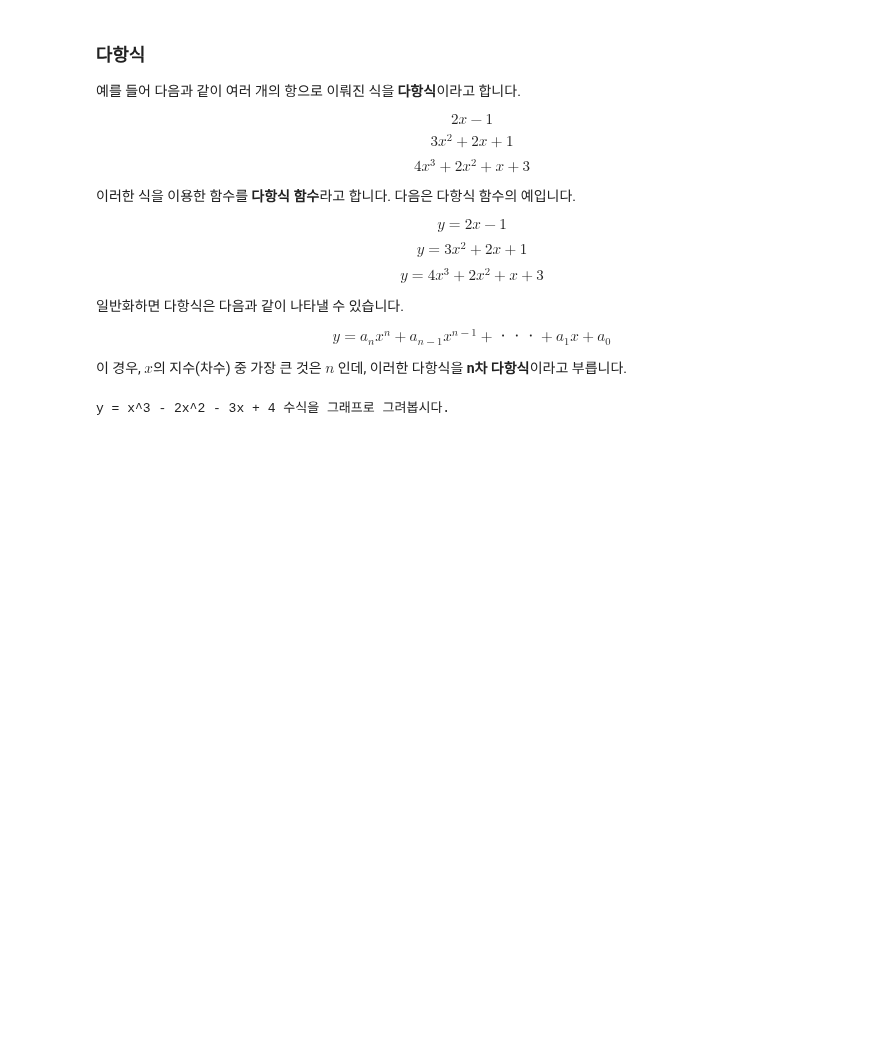
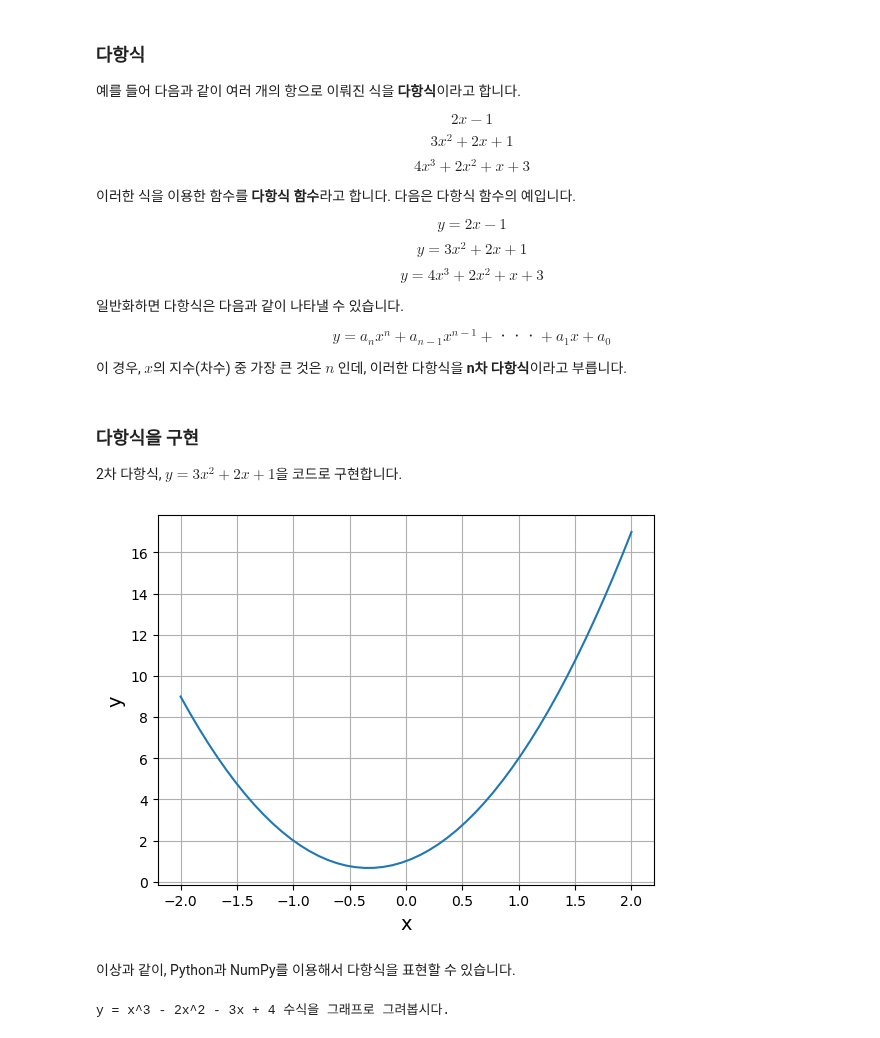
Before and after one commit to gsmin02/AI-Python-STUDY, a Jupyter notebook: Chapter/Chapter 3.ipynb, the cells around one changed output. Cells and saved outputs as stored; diff of their text form; code cells hidden in the pictures; blank space fills up the shorter version.

```diff
--- a/Chapter/Chapter 3.ipynb
+++ b/Chapter/Chapter 3.ipynb
@@ -178,6 +178,32 @@ $$ y = 4x^3 + 2x^2 + x + 3$$
 $$y = a_nx^n + a_{n-1}x^{n-1}+ㆍㆍㆍ+a_1x + a_0$$
 
 이 경우, $x$의 지수(차수) 중 가장 큰 것은 $n$ 인데, 이러한 다항식을 **n차 다항식**이라고 부릅니다.
+# %% [markdown]
+### 다항식을 구현
+
+2차 다항식, $y = 3x^2 + 2x + 1$을 코드로 구현합니다.
+# %%
+#리스트3.11
+%matplotlib inline
+
+import numpy as np
+import matplotlib.pyplot as plt
+
+def my_func(x):
+    return 3*x**2 + 2*x + 1
+
+x = np.linspace(-2, 2)
+y = my_func(x) # y = f(x)
+
+plt.plot(x, y)
+plt.xlabel("x", size=14)
+plt.ylabel("y", size=14)
+plt.grid()
+plt.show()
+# %% [output]
+[figure, added]
+# %% [markdown]
+이상과 같이, Python과 NumPy를 이용해서 다항식을 표현할 수 있습니다.
 # %%
 #리스트3.14
 import numpy as np
```
